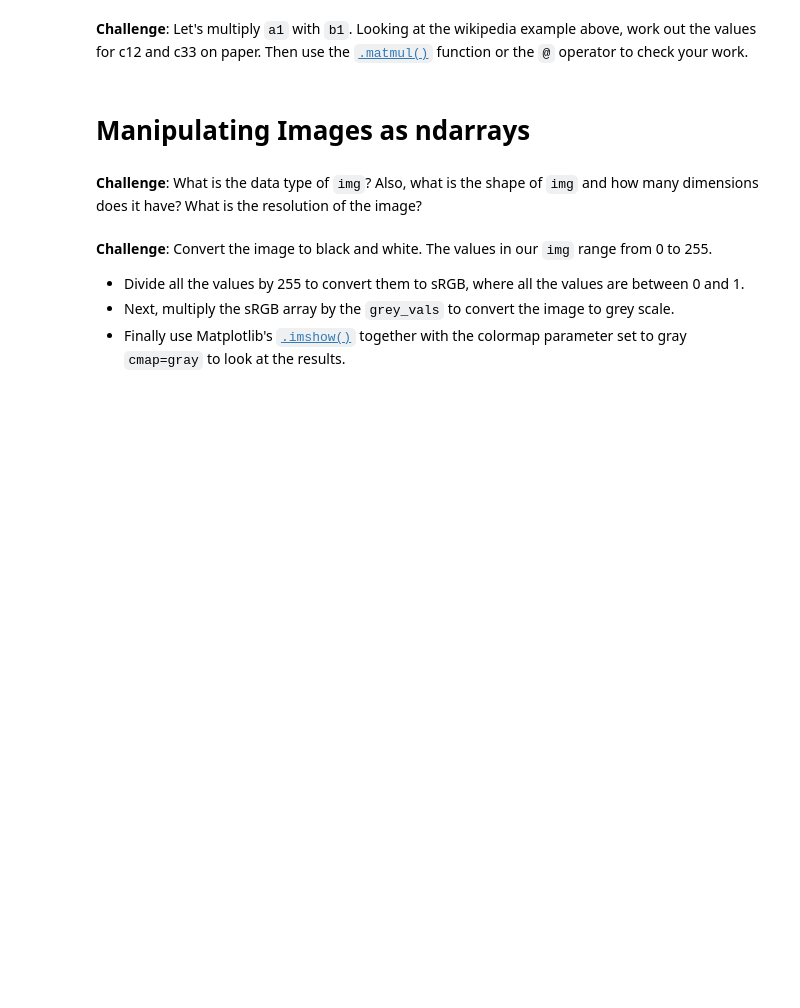
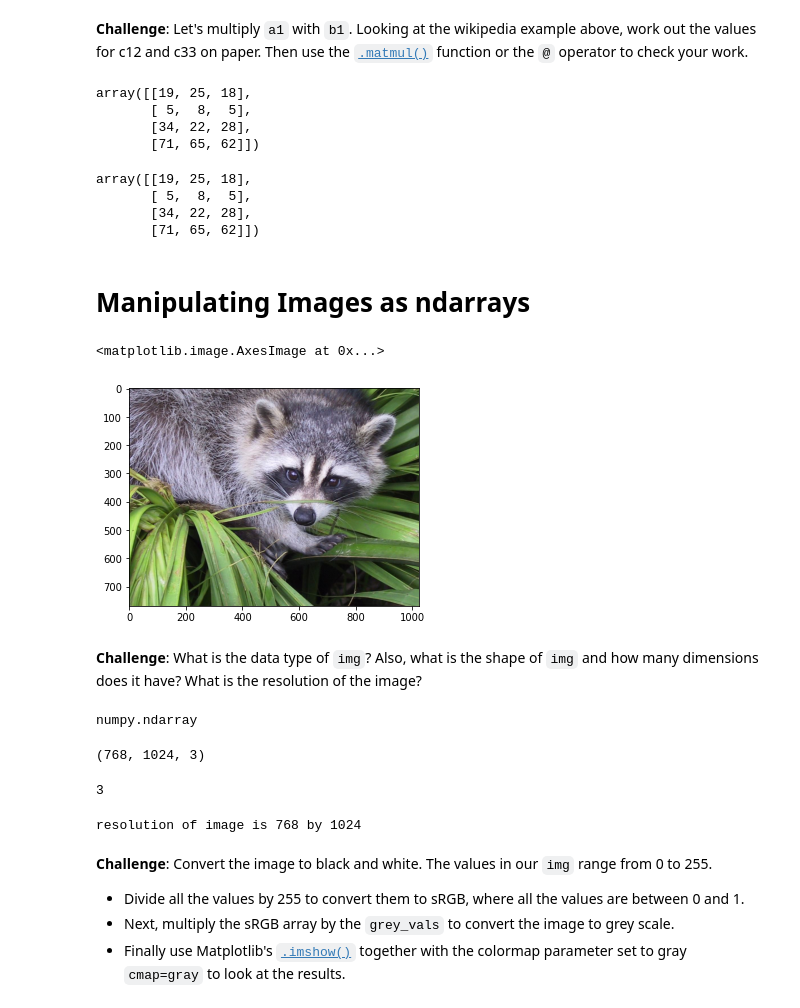
Before and after one commit to jhoeljp/Data-Analytics, a Jupyter notebook: Other/NumPy_Intro/Numpy_Intro.ipynb, the cells around one changed output. Drawn from its saved outputs; the diff is of its cells as text; code cells hidden in the pictures; blank space fills up the shorter version.

```diff
--- a/Other/NumPy_Intro/Numpy_Intro.ipynb
+++ b/Other/NumPy_Intro/Numpy_Intro.ipynb
@@ -226,10 +263,47 @@ print('Dimensions of result: (4x2)*(2x3)=(4x3)')
 Dimensions of result: (4x2)*(2x3)=(4x3)
 # %% [markdown]
 **Challenge**: Let's multiply `a1` with `b1`. Looking at the wikipedia example above, work out the values for c12 and c33 on paper. Then use the [`.matmul()`](https://numpy.org/doc/stable/reference/generated/numpy.matmul.html) function or the `@` operator to check your work.
+# %%
+np.matmul(a1, b1)
+# %% [output]
+array([[19, 25, 18],
+       [ 5,  8,  5],
+       [34, 22, 28],
+       [71, 65, 62]])
+# %%
+a1 @ b1
+# %% [output]
+array([[19, 25, 18],
+       [ 5,  8,  5],
+       [34, 22, 28],
+       [71, 65, 62]])
 # %% [markdown]
 # Manipulating Images as ndarrays
+# %%
+img = misc.face()
+# %%
+plt.imshow(img)
+# %% [output]
+<matplotlib.image.AxesImage at 0x...>
+[figure, added]
 # %% [markdown]
 **Challenge**: What is the data type of `img`? Also, what is the shape of `img` and how many dimensions does it have? What is the resolution of the image?
+# %%
+type(img)
+# %% [output]
+numpy.ndarray
+# %%
+img.shape
+# %% [output]
+(768, 1024, 3)
+# %%
+img.ndim
+# %% [output]
+3
+# %%
+print(f'resolution of image is {img.shape[0]} by {img.shape[1]}')
+# %% [output]
+resolution of image is 768 by 1024
 # %% [markdown]
 **Challenge**: Convert the image to black and white. The values in our `img` range from 0 to 255.
 * Divide all the values by 255 to convert them to sRGB, where all the values are between 0 and 1.
```
Also changed, not shown: parts of 25 cells of this notebook.
